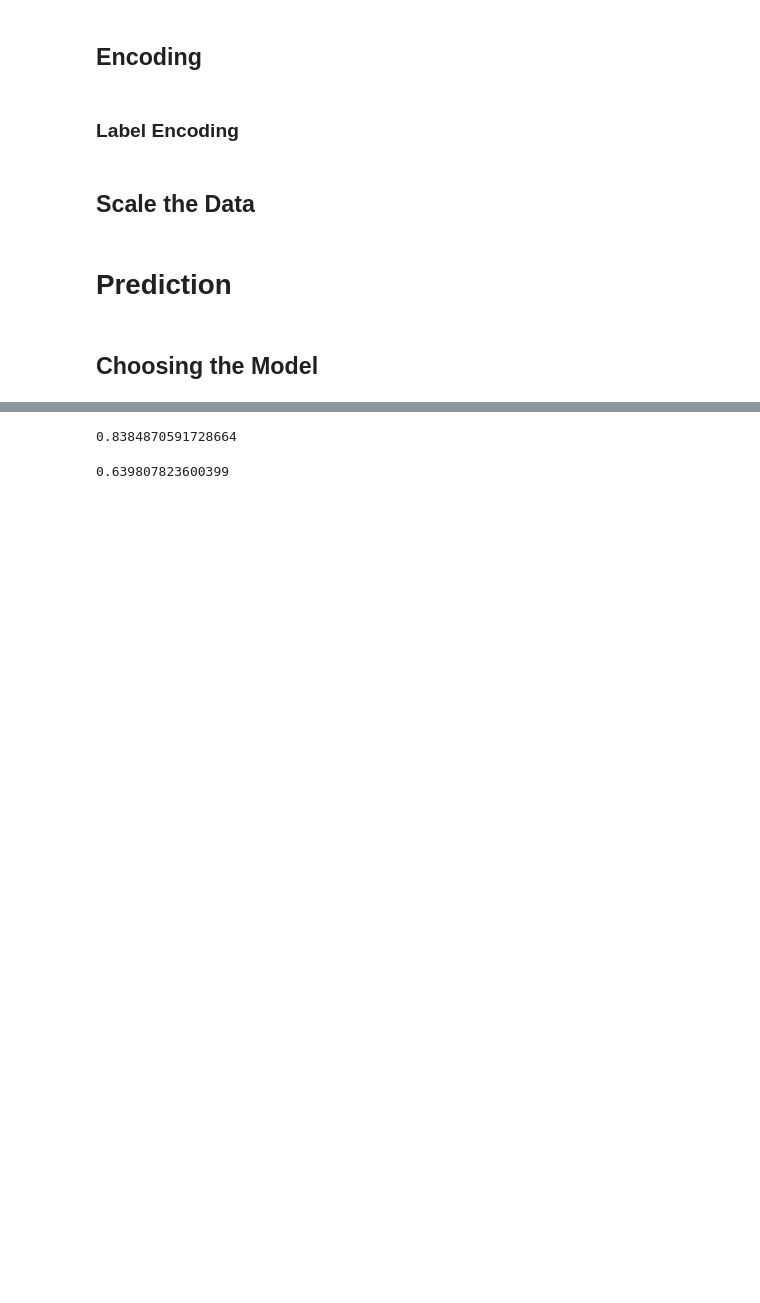
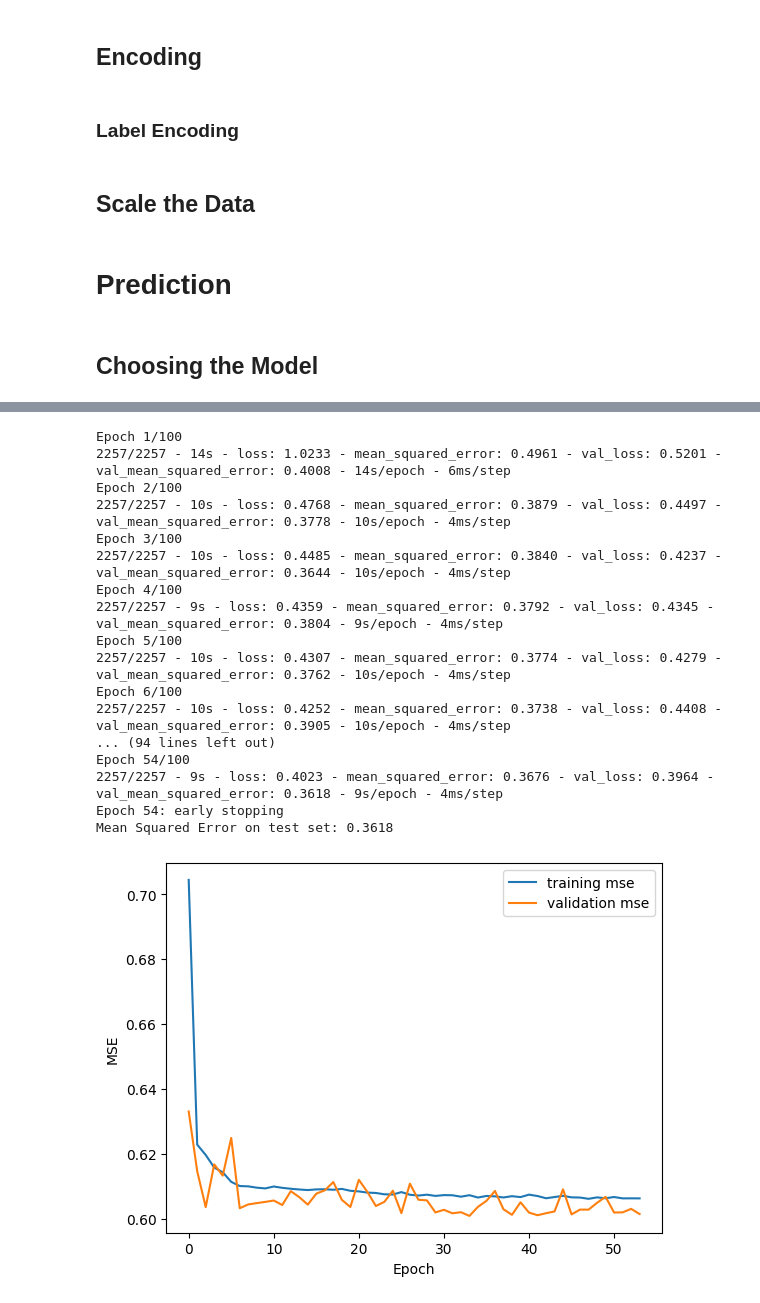
Before and after one commit to giakomorssi/Fraud-and-Delivery, a Jupyter notebook: 02_Prediction.ipynb, the cells around one changed output, grey strips where cells are left out. Drawn from its saved outputs; the diff is of its cells as text; code cells hidden in the pictures; blank space fills up the shorter version.

```diff
--- a/02_Prediction.ipynb
+++ b/02_Prediction.ipynb
@@ -153,63 +151,61 @@ mean_squared_error(y_test, model.predict(X_test), squared=False)
-# %%
-from xgboost import XGBRegressor
-
-model = XGBRegressor(n_estimators=100, max_depth=None)
-
-model.fit(X_train, y_train)
-
-with open('/content/drive/MyDrive/University/Deloitte/models_lr/xgb.pkl', 'wb') as file:
-    pickle.dump(model, file)
-
-mean_squared_error(y_test, model.predict(X_test), squared=False)
-# %% [output]
-0.8384870591728664
 # %%
 from keras.models import Sequential
 from keras.layers import Dense, Dropout
 from keras import regularizers
+from keras.callbacks import EarlyStopping, ModelCheckpoint
 from sklearn.metrics import mean_squared_error
 from sklearn.model_selection import train_test_split
 from sklearn.preprocessing import StandardScaler
 import numpy as np
 
 # Define the neural network architecture
 model = Sequential()
-model.add(Dense(516, input_dim=X_train.shape[1], activation='relu', kernel_regularizer=regularizers.l2(0.001)))
-model.add(Dense(256, activation='relu', kernel_regularizer=regularizers.l2(0.001)))
-model.add(Dense(128, activation='relu', kernel_regularizer=regularizers.l2(0.001)))
-model.add(Dense(64, activation='relu', kernel_regularizer=regularizers.l2(0.001)))
-model.add(Dense(32, activation='relu', kernel_regularizer=regularizers.l2(0.001)))
+model.add(Dense(516, input_dim=X_train.shape[1], activation='relu', kernel_regularizer=regularizers.l2(0.005)))
+model.add(Dense(256, activation='relu', kernel_regularizer=regularizers.l2(0.005)))
+model.add(Dense(128, activation='relu', kernel_regularizer=regularizers.l2(0.005)))
+model.add(Dense(64, activation='relu', kernel_regularizer=regularizers.l2(0.005)))
+model.add(Dense(32, activation='relu', kernel_regularizer=regularizers.l2(0.005)))
+model.add(Dense(16, activation='relu', kernel_regularizer=regularizers.l2(0.005)))
 model.add(Dense(1, activation='linear'))
 
 # Compile the model with mean squared error loss function and Adam optimizer
 model.compile(loss='mean_squared_error', optimizer='adam', metrics=['mean_squared_error'])
 
-# Fit the model to the training data
-history = model.fit(X_train, y_train, epochs=100, batch_size=64, validation_data=(X_test, y_test), verbose=2)
+# Define the early stopping and model checkpoint callbacks
+early_stopping = EarlyStopping(monitor='val_mean_squared_error', patience=20, verbose=2, mode='min')
+model_checkpoint = ModelCheckpoint('/content/drive/MyDrive/University/Deloitte/models_lr/nn12 .h5', monitor='val_mean_squared_error', save_best_only=True, mode='min')
+
+# Fit the model to the training data with early stopping and model checkpoint callbacks
+history = model.fit(X_train, y_train, epochs=100, batch_size=64, validation_data=(X_test, y_test), verbose=2, callbacks=[early_stopping, model_checkpoint])
 
 # Evaluate the model on the test data
 loss, mse = model.evaluate(X_test, y_test, verbose=0)
-print('Mean Squared Error on test set: {:.2f}'.format(mse))
+print('Mean Squared Error on test set: {:.4f}'.format(mse))
 
 # Plot the training and validation loss over epochs
 import matplotlib.pyplot as plt
-plt.plot(history.history['loss'], label='training loss')
-plt.plot(history.history['val_loss'], label='validation loss')
+plt.plot(np.sqrt(history.history['mean_squared_error']), label='training mse')
+plt.plot(np.sqrt(history.history['val_mean_squared_error']), label='validation mse')
 plt.xlabel('Epoch')
-plt.ylabel('Loss')
+plt.ylabel('MSE')
 plt.legend()
 plt.show()
+# %% [output]
+Epoch 1/100
+2257/2257 - 14s - loss: 1.0233 - mean_squared_error: 0.4961 - val_loss: 0.5201 - val_mean_squared_error: 0.4008 - 14s/epoch - 6ms/step
+Epoch 2/100
+2257/2257 - 10s - loss: 0.4768 - mean_squared_error: 0.3879 - val_loss: 0.4497 - val_mean_squared_error: 0.3778 - 10s/epoch - 4ms/step
+Epoch 3/100
+2257/2257 - 10s - loss: 0.4485 - mean_squared_error: 0.3840 - val_loss: 0.4237 - val_mean_squared_error: 0.3644 - 10s/epoch - 4ms/step
+Epoch 4/100
+2257/2257 - 9s - loss: 0.4359 - mean_squared_error: 0.3792 - val_loss: 0.4345 - val_mean_squared_error: 0.3804 - 9s/epoch - 4ms/step
+Epoch 5/100
+2257/2257 - 10s - loss: 0.4307 - mean_squared_error: 0.3774 - val_loss: 0.4279 - val_mean_squared_error: 0.3762 - 10s/epoch - 4ms/step
+Epoch 6/100
+2257/2257 - 10s - loss: 0.4252 - mean_squared_error: 0.3738 - val_loss: 0.4408 - val_mean_squared_error: 0.3905 - 10s/epoch - 4ms/step
+... (94 lines left out)
+Epoch 54/100
+2257/2257 - 9s - loss: 0.4023 - mean_squared_error: 0.3676 - val_loss: 0.3964 - val_mean_squared_error: 0.3618 - 9s/epoch - 4ms/step
+Epoch 54: early stopping
+Mean Squared Error on test set: 0.3618
+[figure, added]
-# %%
-# gradiant boosting
-from sklearn.ensemble import GradientBoostingRegressor
-
-model = GradientBoostingRegressor(n_estimators=100)
-
-model.fit(X_train, y_train)
-
-with open('/content/drive/MyDrive/University/Deloitte/models_lr/gb.pkl', 'wb') as file:
-    pickle.dump(model, file)
-
-mean_squared_error(y_test, model.predict(X_test), squared=False)
-# %% [output]
-0.639807823600399
```
Also changed, not shown: parts of 11 cells of this notebook.
